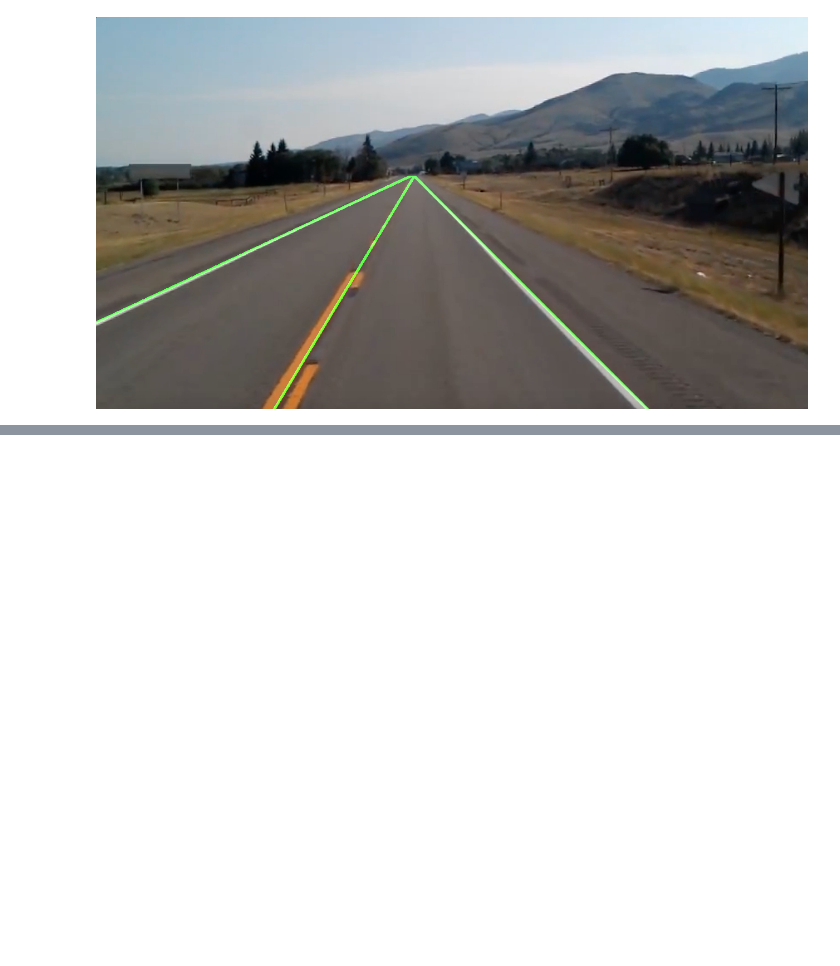
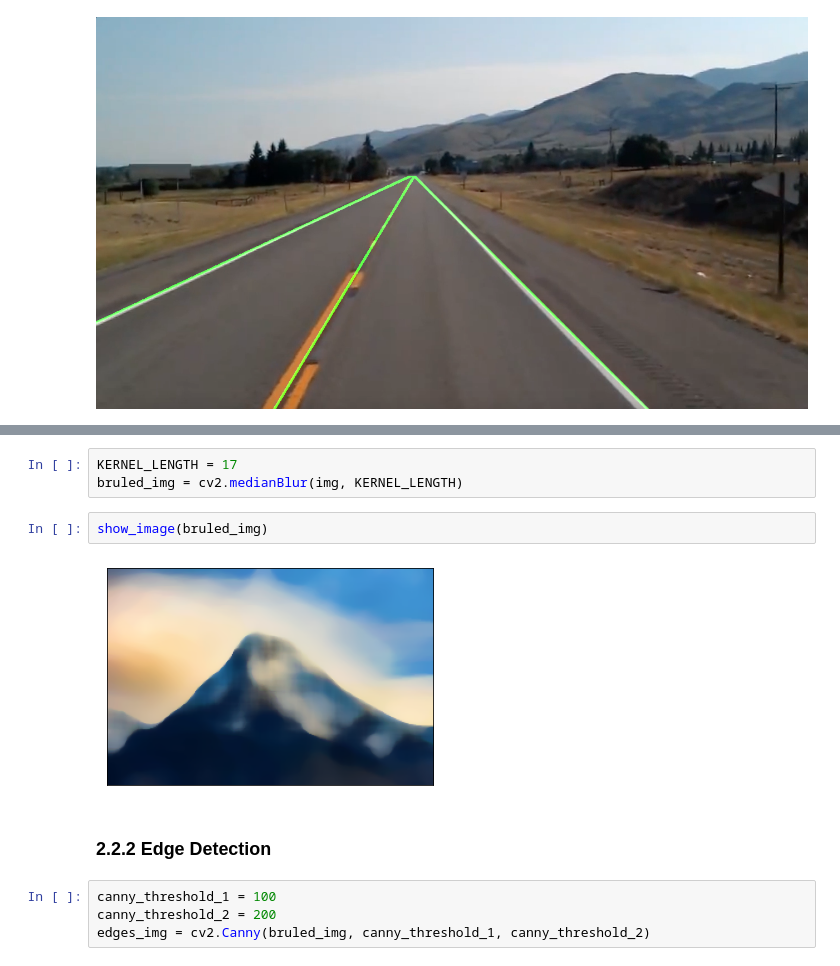
Before and after one commit to moharamfatema/Image-Processing, a Jupyter notebook: hough transform/Road_Lane_Detection_Using_Hough_Transform.ipynb, the cells around one changed output, grey strips where cells are left out. Saved outputs shown, nothing was run; the diff lists cells and outputs as text; blank space fills up the shorter version.

```diff
--- a/hough transform/Road_Lane_Detection_Using_Hough_Transform.ipynb
+++ b/hough transform/Road_Lane_Detection_Using_Hough_Transform.ipynb
@@ -140,0 +153,13 @@ cv2_imshow(imgc)
+# %%
+KERNEL_LENGTH = 17
+bruled_img = cv2.medianBlur(img, KERNEL_LENGTH)
+# %%
+show_image(bruled_img)
+# %% [output]
+[figure, added]
+# %% [markdown]
+### 2.2.2 Edge Detection
+# %%
+canny_threshold_1 = 100
+canny_threshold_2 = 200
+edges_img = cv2.Canny(bruled_img, canny_threshold_1, canny_threshold_2)
```
Also changed, not shown: parts of 18 cells of this notebook, 1 other file.
